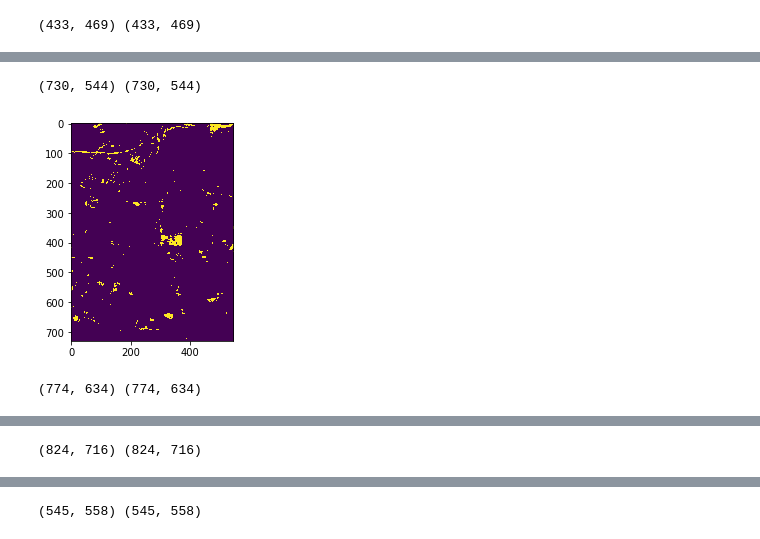
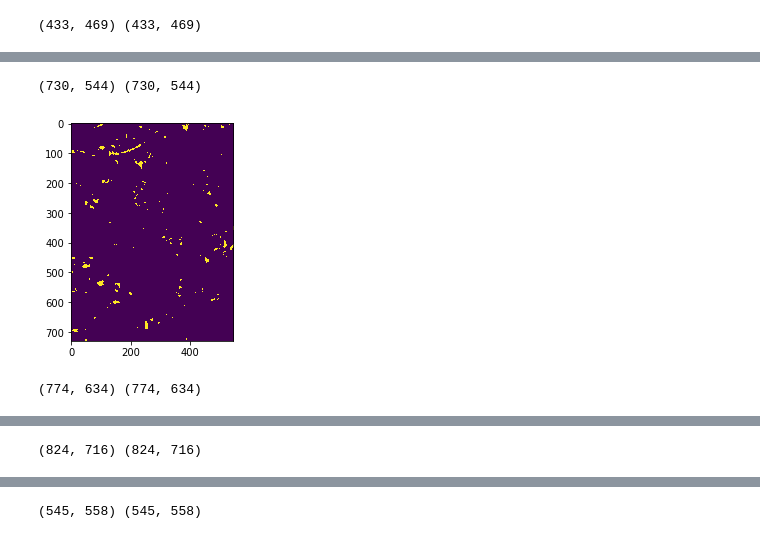
Before and after one commit to granularai/fabric, a Jupyter notebook: notebooks/play_unet_siamese.ipynb, the cells around one changed output, grey strips where cells are left out. Drawn from its saved outputs; the diff is of its cells as text; code cells hidden in the pictures.

```diff
--- a/notebooks/play_unet_siamese.ipynb
+++ b/notebooks/play_unet_siamese.ipynb
@@ -371,9 +106,0 @@ d2_stack = np.asarray([d2_b2,d2_b3,d2_b4,d2_b8]).astype(np.float32) / 255.
-# %%
-batches1 = []
-batches2 = []
-input_size = 32
-for i in range(0,d1_b2.shape[0],input_size):
-    for j in range(0,d1_b2.shape[1],input_size):
-        if i + input_size < d1_b2.shape[0] and j + input_size < d1_b2.shape[1]:
-            batches1.append(d1_stack[:,i:i+input_size,j:j+input_size])
-            batches2.append(d2_stack[:,i:i+input_size,j:j+input_size])
@@ -395,9 +106,0 @@ RuntimeError: CUDA error: out of memory
-# %%
-out = np.zeros((d1_b2.shape[0],d1_b2.shape[1]))
-# %%
-k = 0
-for i in range(0, d1_b2.shape[0], input_size):
-    for j in range(0, d1_b2.shape[1], input_size):
-        if i+input_size < d1_b2.shape[0] and j+input_size < d1_b2.shape[1]:
-            out[i:i+input_size, j:j+input_size] = outs[k]
-            k += 1
@@ -419,10 +107,9 @@ True
 # %%
 test_cities = ['brasilia', 'chongqing', 'dubai', 'lasvegas', 'milano', 'montpellier', 'norcia', 'rio', 'saclay_w', 'valencia']
-input_size = 32
+input_size = 64
 cities_out = {}
 # %%
 for city in test_cities:
-    pc = np.load('../../datasets/onera/results/patch_classifier_' + city + '_probs.npy').astype(np.float32)
     d1_bands = glob.glob('../../datasets/onera/images/'+ city +'/imgs_1/*.tif')
     d1_bands.sort()
 
@@ -501,8 +188,6 @@ for city in test_cities:
     d2_b11 = match_band(d2_b11, d1_b11)
     d2_b12 = match_band(d2_b12, d1_b12)
 
-    ndvi1 = (d1_b8a - d1_b11) / (d1_b8a + d1_b11)
-    ndvi2 = (d2_b8a - d2_b11) / (d2_b8a + d2_b11)
 
     d1_b1 = stretch_8bit(d1_b1, 2, 98).astype(np.float32)
     d1_b2 = stretch_8bit(d1_b2, 2, 98).astype(np.float32)
@@ -535,40 +220,38 @@ for city in test_cities:
     img1 = np.asarray([d1_b1, d1_b2, d1_b3, d1_b4, d1_b5, d1_b6, d1_b7, d1_b8, d1_b8a, d1_b9, d1_b10, d1_b11, d1_b12]).astype(np.float32) / 255.
     img2 = np.asarray([d2_b1, d2_b2, d2_b3, d2_b4, d2_b5, d2_b6, d2_b7, d2_b8, d2_b8a, d2_b9, d2_b10, d2_b11, d2_b12]).astype(np.float32) / 255.
 
-    pc0_0 = cv2.resize((pc[0][0]), (d1_b2.shape[1], d1_b2.shape[0]))
-    pc0_1 = cv2.resize((pc[0][1]), (d1_b2.shape[1], d1_b2.shape[0]))
-    pc0_2 = cv2.resize((pc[0][2]), (d1_b2.shape[1], d1_b2.shape[0]))
-    pc0_3 = cv2.resize((pc[0][3]), (d1_b2.shape[1], d1_b2.shape[0]))
-    pc0_4 = cv2.resize((pc[0][4]), (d1_b2.shape[1], d1_b2.shape[0]))
-    pc0_5 = cv2.resize((pc[0][5]), (d1_b2.shape[1], d1_b2.shape[0]))
-
-    pc1_0 = cv2.resize((pc[1][0]), (d1_b2.shape[1], d1_b2.shape[0]))
-    pc1_1 = cv2.resize((pc[1][1]), (d1_b2.shape[1], d1_b2.shape[0]))
-    pc1_2 = cv2.resize((pc[1][2]), (d1_b2.shape[1], d1_b2.shape[0]))
-    pc1_3 = cv2.resize((pc[1][3]), (d1_b2.shape[1], d1_b2.shape[0]))
-    pc1_4 = cv2.resize((pc[1][4]), (d1_b2.shape[1], d1_b2.shape[0]))
-    pc1_5 = cv2.resize((pc[1][5]), (d1_b2.shape[1], d1_b2.shape[0]))
-
-    img1 = np.asarray([np.concatenate((img1, np.stack([pc0_0, pc0_1, pc0_2, pc0_3, pc0_4, pc0_5])))])
-    img2 = np.asarray([np.concatenate((img2, np.stack([pc1_0, pc1_1, pc1_2, pc1_3, pc1_4, pc1_5])))])
-
-    out = np.zeros((img1.shape[2],img1.shape[3]))
+    out = np.zeros((img1.shape[1],img1.shape[2]))
 
     batches1 = []
     batches2 = []
     ijs = []
-    for i in range(0,img1.shape[2],1):
-        for j in range(0,img1.shape[3],1):
-            if i+32 < img1.shape[2] and j+32 < img1.shape[3]:
-                batches1.append(img1[0,:,i:i+32,j:j+32])
-                batches2.append(img2[0,:,i:i+32,j:j+32])
+    for i in range(0,img1.shape[1],64):
+        for j in range(0,img1.shape[2],64):
+            if i+input_size <= img1.shape[1] and j+input_size <= img1.shape[2]:
+                batches1.append(img1[:,i:i+input_size,j:j+input_size])
+                batches2.append(img2[:,i:i+input_size,j:j+input_size])
                 ijs.append([i,j])
+            elif i+input_size>img1.shape[1] and j+input_size<=img1.shape[2]:
+                batches1.append(img1[:,img1.shape[1]-input_size:img1.shape[1],j:j+input_size])
+                batches2.append(img2[:,img2.shape[1]-input_size:img2.shape[1],j:j+input_size])
+                ijs.append([img1.shape[1]-input_size,j])
+            elif i+input_size<=img1.shape[1] and j+input_size>img1.shape[2]:
+                batches1.append(img1[:,i:i+input_size,img1.shape[2]-input_size:img1.shape[2]])
+                batches2.append(img2[:,i:i+input_size,img2.shape[2]-input_size:img2.shape[2]])
+                ijs.append([i,img1.shape[2]-input_size])
+            else:
+                batches1.append(img1[:,img1.shape[1]-input_size:img1.shape[1],
+                                     img1.shape[2]-input_size:img1.shape[2]])
+                batches2.append(img2[:,img2.shape[1]-input_size:img2.shape[1],
+                                     img2.shape[2]-input_size:img2.shape[2]])
+                ijs.append([img1.shape[1]-input_size,img1.shape[2]-input_size])
 
-            if len(batches1) == 200:
-                inp1 = torch.from_numpy(np.asarray(batches1)).cuda()
-                inp2 = torch.from_numpy(np.asarray(batches2)).cuda()
+            if len(batches1) == 1:
+                inp1 = w(torch.from_numpy(np.asarray(batches1)))
+                inp2 = w(torch.from_numpy(np.asarray(batches2)))
+#                 print (inp1.size(),inp2.size())
                 logits = model(inp1, inp2)
-                pred = F.sigmoid(logits[0]) > 0.5
+                pred = F.sigmoid(logits) > 0.5
                 pred = pred.data.cpu().numpy()
 
                 batches1 = []
@@ -578,10 +261,9 @@ for city in test_cities:
                 del inp2
 
                 for c in range(len(ijs)):
-                    out[ijs[c][0]:ijs[c][0]+32,ijs[c][1]:ijs[c][1]+32] = pred[c]
+                    out[ijs[c][0]:ijs[c][0]+input_size,ijs[c][1]:ijs[c][1]+input_size] = pred[c]
 
                 ijs = []
-
 
     cities_out[city] = out
     plt.imshow(out)
@@ -592,3 +274,3 @@ for city in test_cities:
 (730, 544) (730, 544)
-[figure, old version]
+[figure, new version]
 (774, 634) (774, 634)
```
Also changed, not shown: parts of 28 cells of this notebook, 6 other files.
